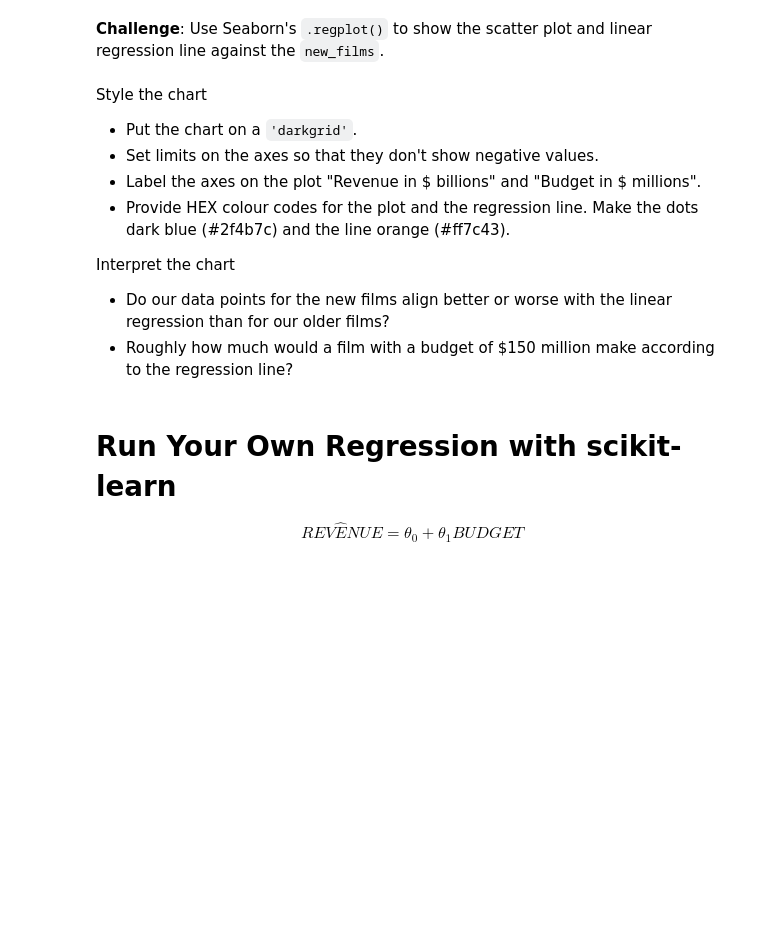
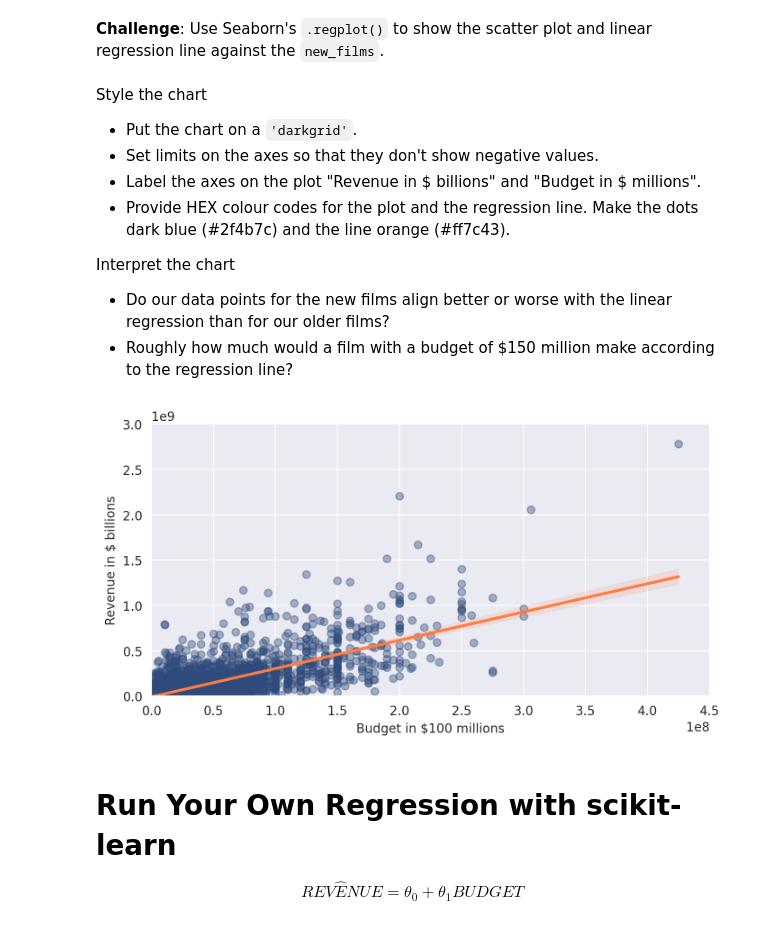
Before and after one commit to krook98/seaborn-linear-regression, a Jupyter notebook: Seaborn_and_Linear_Regression_(start).ipynb, the cells around one changed output. Saved outputs shown, nothing was run; the diff lists cells and outputs as text; code cells hidden in the pictures; blank space fills up the shorter version.

```diff
--- a/Seaborn_and_Linear_Regression_(start).ipynb
+++ b/Seaborn_and_Linear_Regression_(start).ipynb
@@ -199,6 +272,29 @@ Interpret the chart
 
 * Do our data points for the new films align better or worse with the linear regression than for our older films?
 * Roughly how much would a film with a budget of $150 million make according to the regression line?
+# %%
+plt.figure(figsize=(8,4), dpi=200)
+
+with sns.axes_style('darkgrid'):
+    ax = sns.regplot(
+        data=new_films,
+        x='USD_Production_Budget',
+        y='USD_Worldwide_Gross',
+        color='#2f4b7c',
+        scatter_kws={'alpha': 0.4},
+        line_kws={'color': '#ff7c43'}
+    )
+
+    ax.set(
+        ylim=(0, 3000000000),
+        xlim=(0, 450000000),
+        ylabel='Revenue in $ billions',
+        xlabel='Budget in $100 millions'
+)
+
+plt.show()
+# %% [output]
+[figure, added]
 # %% [markdown]
 # Run Your Own Regression with scikit-learn
 
```
Also changed, not shown: parts of 11 cells of this notebook.
